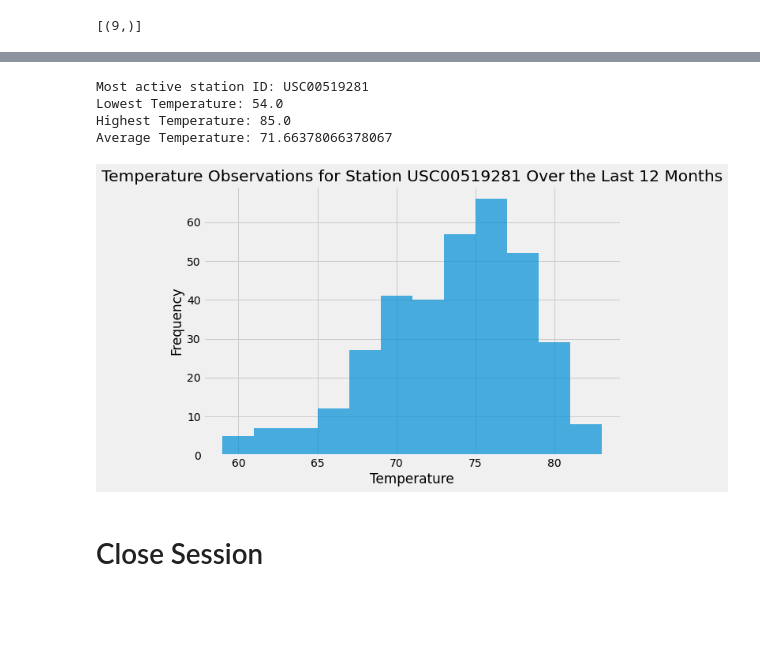
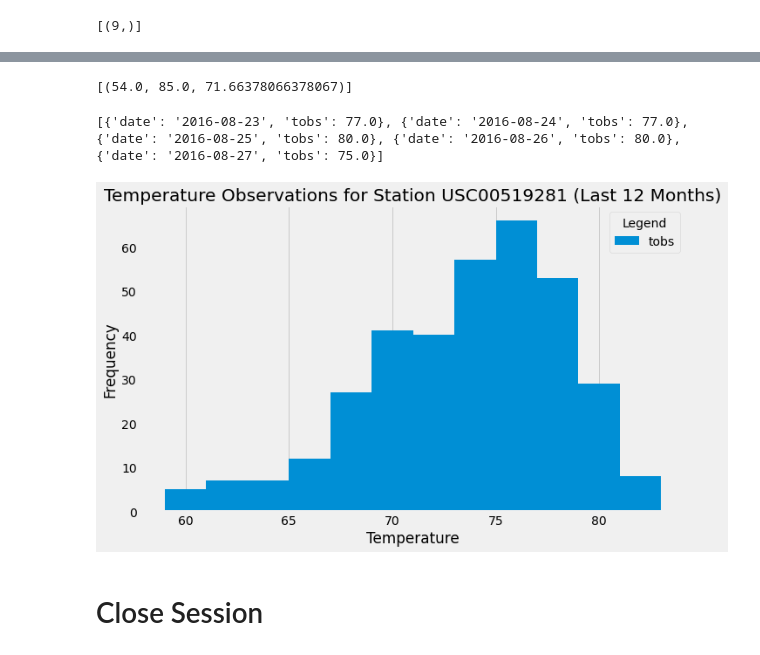
Before and after one commit to pmangu666/sqlalchemy-challenge, a Jupyter notebook: SurfsUp/climate.ipynb, the cells around one changed output, grey strips where cells are left out. Drawn from its saved outputs; the diff is of its cells as text; code cells hidden in the pictures; blank space fills up the shorter version.

```diff
--- a/SurfsUp/climate.ipynb
+++ b/SurfsUp/climate.ipynb
@@ -126,42 +120,50 @@ print(station_counts_df)
 # %%
 # Using the most active station id from the previous query, calculate the lowest, highest, and average temperature.
-most_active_station = session.query(Measurement.station).group_by(Measurement.station).order_by(func.count(Measurement.station).desc()).first()[0]
-print(f"Most active station ID: {most_active_station}")
-
-temp_stats = session.query(
+most_active_station_id = 'USC00519281'
+temperature_stats = session.query(
     func.min(Measurement.tobs),
     func.max(Measurement.tobs),
     func.avg(Measurement.tobs)
-).filter(Measurement.station == most_active_station).all()
+).filter(Measurement.station == most_active_station_id).all()
 
-lowest_temp, highest_temp, avg_temp = temp_stats[0]
-print(f"Lowest Temperature: {lowest_temp}")
-print(f"Highest Temperature: {highest_temp}")
-print(f"Average Temperature: {avg_temp}")
+lowest_temp, highest_temp, avg_temp = temperature_stats[0]
+
+print([(lowest_temp, highest_temp, avg_temp)])
 # %% [output]
-Most active station ID: USC00519281
-Lowest Temperature: 54.0
-Highest Temperature: 85.0
-Average Temperature: 71.66378066378067
+[(54.0, 85.0, 71.66378066378067)]
 # %%
 # Using the most active station id
 # Query the last 12 months of temperature observation data for this station and plot the results as a histogram
-results = session.query(Measurement.date, Measurement.tobs).filter(Measurement.station == most_active_station).filter(Measurement.date >= one_year_ago).all()
+most_active_station_id = 'USC00519281'
 
-df = pd.DataFrame(results, columns=['date', 'temperature'])
+most_recent_date = session.query(func.max(Measurement.date)).scalar()
+one_year_ago = (pd.to_datetime(most_recent_date) - pd.DateOffset(years=1)).strftime('%Y-%m-%d')
+
+results = session.query(Measurement.date, Measurement.tobs).filter(
+    Measurement.station == most_active_station_id,
+    Measurement.date >= one_year_ago
+).all()
+
+temperature_data = [{'date': date, 'tobs': tobs} for date, tobs in results]
+
+print(temperature_data[:5])
+
+temperature_df = pd.DataFrame(temperature_data)
 
 plt.figure(figsize=(10, 6))
+n, bins, patches = plt.hist(temperature_df['tobs'], bins=12)
+patches[0].set_label('tobs')
 
-df['temperature'].plot(kind='hist', bins=12, alpha=0.7)
-
-plt.title(f"Temperature Observations for Station {most_active_station} Over the Last 12 Months")
-plt.xlabel("Temperature")
-plt.ylabel("Frequency")
-plt.tight_layout()
+plt.title(f'Temperature Observations for Station {most_active_station_id} (Last 12 Months)')
+plt.xlabel('Temperature')
+plt.ylabel('Frequency')
+plt.grid(axis='y')
+plt.legend(title='Legend')
 
 plt.show()
 # %% [output]
+[{'date': '2016-08-23', 'tobs': 77.0}, {'date': '2016-08-24', 'tobs': 77.0}, {'date': '2016-08-25', 'tobs': 80.0}, {'date': '2016-08-26', 'tobs': 80.0}, {'date': '2016-08-27', 'tobs': 75.0}]
-[figure, old version]
+[figure, new version]
 # %% [markdown]
 # Close Session
 # %%
```
Also changed, not shown: parts of 6 cells of this notebook, 5 other files.
